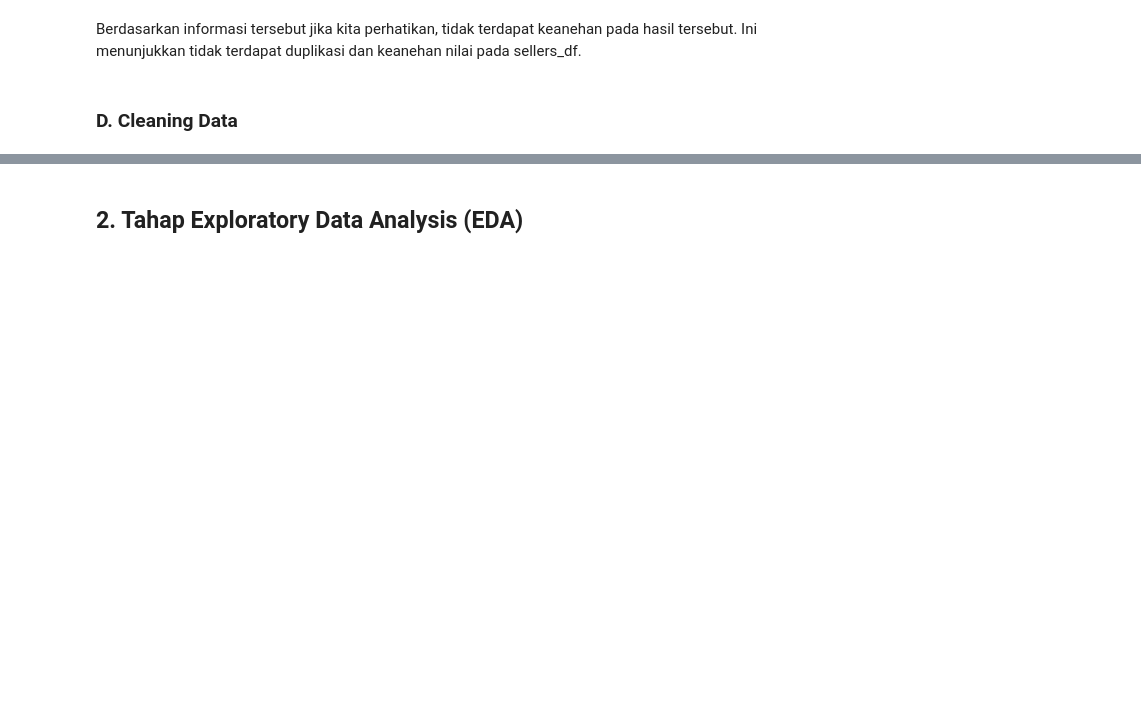
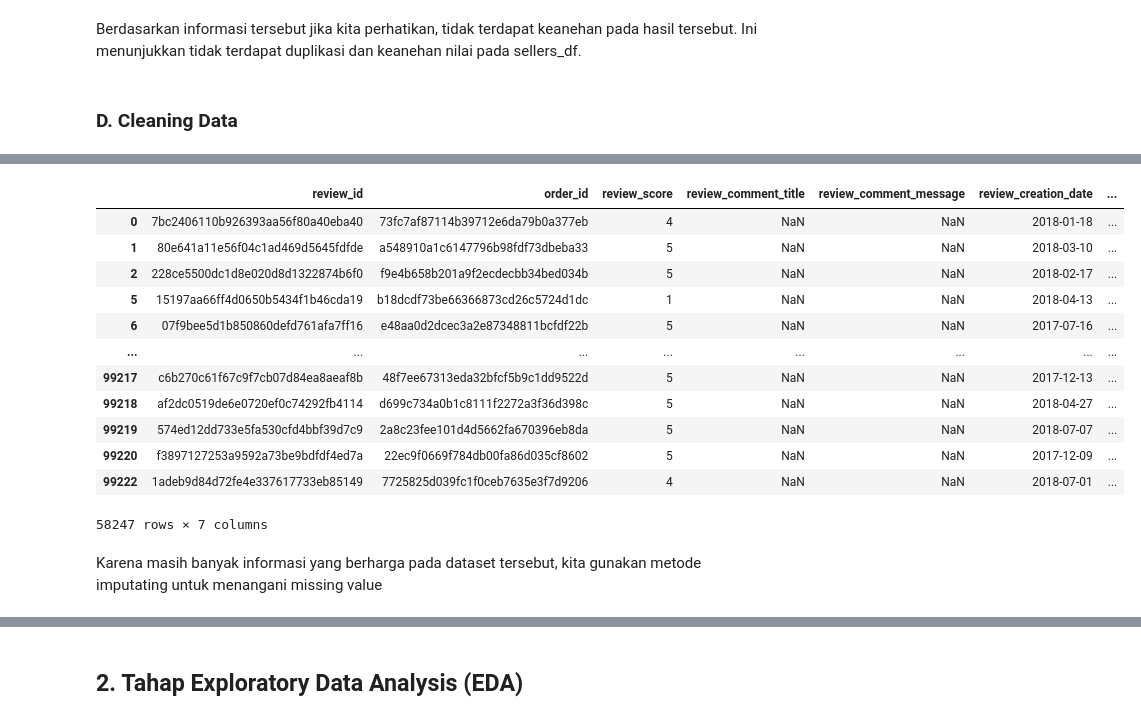
Before and after one commit to NuryaFahruRosyidin2406/Dicoding_Learn-Data-Scientist, a Jupyter notebook: Submission Project Analisis Data/Submission_Project_Analisis_Data.ipynb, the cells around one changed output, grey strips where cells are left out. Cells and saved outputs as stored; diff of their text form; code cells hidden in the pictures; blank space fills up the shorter version.

```diff
--- a/Submission Project Analisis Data/Submission_Project_Analisis_Data.ipynb
+++ b/Submission Project Analisis Data/Submission_Project_Analisis_Data.ipynb
@@ -768,0 +875,18 @@ okay, cleaning pada dataset hour_df sudah siap
+# %%
+orderReviews_df[orderReviews_df.review_comment_message.isna()]
+# %% [output]
+|  | review_id | order_id | review_score | review_comment_title | review_comment_message | review_creation_date | ... |
+| 0 | 7bc2406110b926393aa56f80a40eba40 | 73fc7af87114b39712e6da79b0a377eb | 4 | NaN | NaN | 2018-01-18 | ... |
+| 1 | 80e641a11e56f04c1ad469d5645fdfde | a548910a1c6147796b98fdf73dbeba33 | 5 | NaN | NaN | 2018-03-10 | ... |
+| 2 | 228ce5500dc1d8e020d8d1322874b6f0 | f9e4b658b201a9f2ecdecbb34bed034b | 5 | NaN | NaN | 2018-02-17 | ... |
+| 5 | 15197aa66ff4d0650b5434f1b46cda19 | b18dcdf73be66366873cd26c5724d1dc | 1 | NaN | NaN | 2018-04-13 | ... |
+| 6 | 07f9bee5d1b850860defd761afa7ff16 | e48aa0d2dcec3a2e87348811bcfdf22b | 5 | NaN | NaN | 2017-07-16 | ... |
+| ... | ... | ... | ... | ... | ... | ... | ... |
+| 99217 | c6b270c61f67c9f7cb07d84ea8aeaf8b | 48f7ee67313eda32bfcf5b9c1dd9522d | 5 | NaN | NaN | 2017-12-13 | ... |
+| 99218 | af2dc0519de6e0720ef0c74292fb4114 | d699c734a0b1c8111f2272a3f36d398c | 5 | NaN | NaN | 2018-04-27 | ... |
+| 99219 | 574ed12dd733e5fa530cfd4bbf39d7c9 | 2a8c23fee101d4d5662fa670396eb8da | 5 | NaN | NaN | 2018-07-07 | ... |
+| 99220 | f3897127253a9592a73be9bdfdf4ed7a | 22ec9f0669f784db00fa86d035cf8602 | 5 | NaN | NaN | 2017-12-09 | ... |
+| 99222 | 1adeb9d84d72fe4e337617733eb85149 | 7725825d039fc1f0ceb7635e3f7d9206 | 4 | NaN | NaN | 2018-07-01 | ... |
+58247 rows × 7 columns
+# %% [markdown]
+Karena masih banyak informasi yang berharga pada dataset tersebut, kita gunakan metode imputating untuk menangani missing value
```
Also changed, not shown: parts of 83 cells of this notebook.
